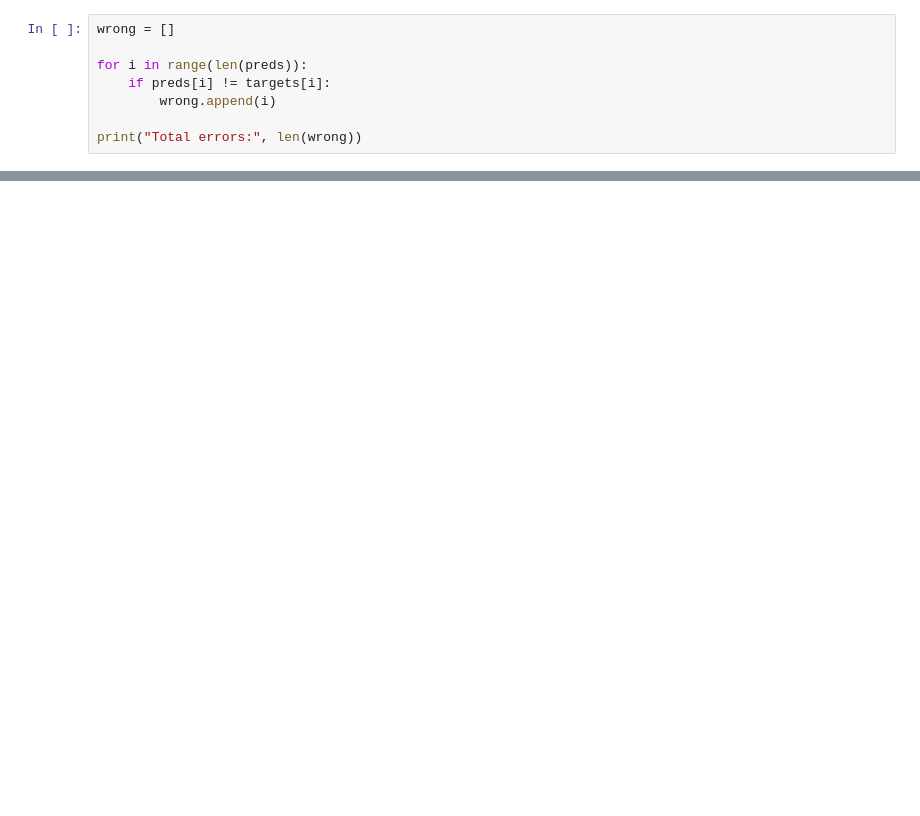
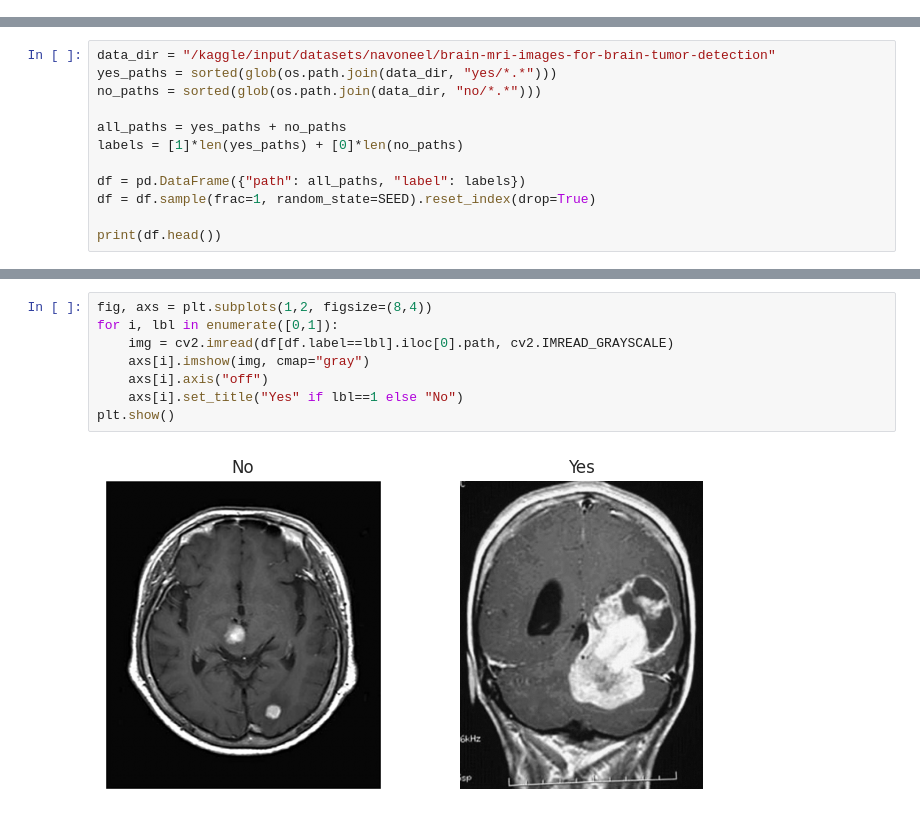
Before and after one commit to aliowx/data-analysis, a Jupyter notebook: brain-tumor-detection.ipynb, the cells around one changed output, grey strips where cells are left out. Cells and saved outputs as stored; diff of their text form; blank space fills up the shorter version.

Commit message:
Kaggle Notebook | 🧠 Brain Tumor Detection | Version 10

```diff
--- a/brain-tumor-detection.ipynb
+++ b/brain-tumor-detection.ipynb
@@ -323,8 +0,0 @@ show_gradcam_samples(model, val_ds)
-# %%
-wrong = []
-
-for i in range(len(preds)):
-    if preds[i] != targets[i]:
-        wrong.append(i)
-
-print("Total errors:", len(wrong))
@@ -371,0 +52,12 @@ Future work includes:
+# %%
+data_dir = "/kaggle/input/datasets/navoneel/brain-mri-images-for-brain-tumor-detection"
+yes_paths = sorted(glob(os.path.join(data_dir, "yes/*.*")))
+no_paths = sorted(glob(os.path.join(data_dir, "no/*.*")))
+
+all_paths = yes_paths + no_paths
+labels = [1]*len(yes_paths) + [0]*len(no_paths)
+
+df = pd.DataFrame({"path": all_paths, "label": labels})
+df = df.sample(frac=1, random_state=SEED).reset_index(drop=True)
+
+print(df.head())
@@ -371,0 +89,10 @@ Future work includes:
+# %%
+fig, axs = plt.subplots(1,2, figsize=(8,4))
+for i, lbl in enumerate([0,1]):
+    img = cv2.imread(df[df.label==lbl].iloc[0].path, cv2.IMREAD_GRAYSCALE)
+    axs[i].imshow(img, cmap="gray")
+    axs[i].axis("off")
+    axs[i].set_title("Yes" if lbl==1 else "No")
+plt.show()
+# %% [output]
+[figure, added]
```
Also changed, not shown: parts of 50 cells of this notebook.
